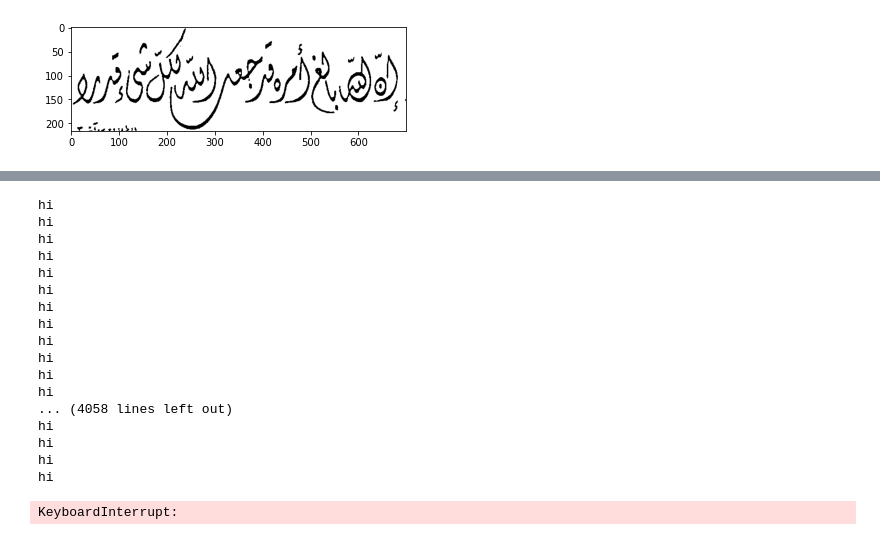
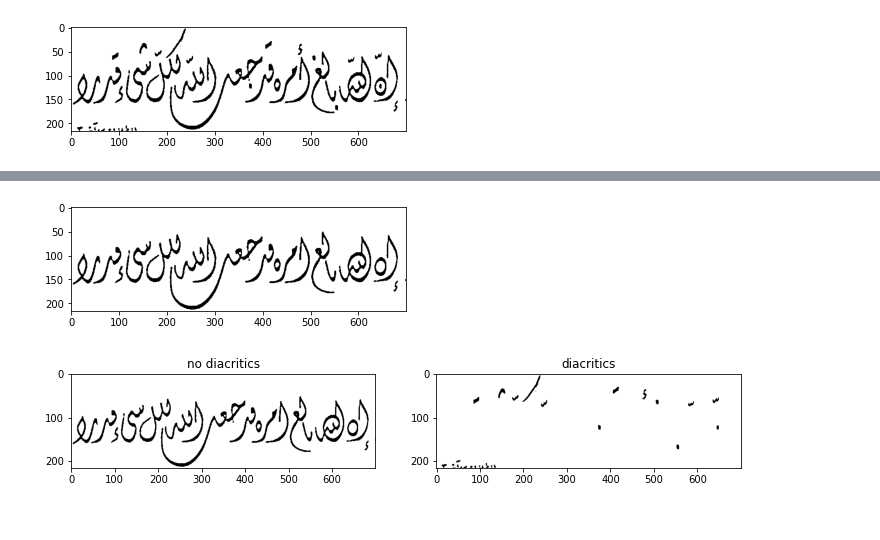
Before and after one commit to abdallahabusedo/Arabico, a Jupyter notebook: text_extraction.ipynb, the cells around one changed output, grey strips where cells are left out. Cells and saved outputs as stored; diff of their text form; code cells hidden in the pictures.

Commit message:
add non diacritics seperation

```diff
--- a/text_extraction.ipynb
+++ b/text_extraction.ipynb
@@ -30,39 +62,61 @@ plt.imshow(img,cmap='gray')
 # %%
 # get text only using flood fill algorithm
 # main observation
 # diacritics are way smaller than any charachter in the arabic text
 # thus set a threshold on number of pixels normalized if above the threshold then text else diacritics
 
+def bfs(i,j,vis,img,img_copy,img_org):
+    x = 1
+    q = []
+    q.append([i,j])
+    vis[i][j] = True
+    while len(q) != 0:
+        i,j = q.pop(0)
+        x += 1
+        img_copy[i][j] = img_org[i][j]
+        di = [0,0,1,-1,1,-1,1,-1]
+        dj = [-1,1,0,0,1,-1,-1,1]
+        for k in range(8):
+            ni = di[k] + i
+            nj = dj[k] + j
+            if ni>=0 and ni<img.shape[0] and nj>=0 and nj<img.shape[1] and vis[ni][nj]==0 and img[ni][nj] == False:
+                vis[ni][nj] = True
+                q.append([ni,nj])
+    return x
 # steps
 # 1- get darek pixels in image
 dark_pixels = img[img == False]
 # mark a vis array to check if pixel already vis or not
 vis = np.zeros(img.shape)
 img_int = img.astype(int)
+imgs =[ ]
+thresh = 4/100
+total_text_pixels = img.shape[0]*img.shape[1] - np.sum(img)
+max_img = np.copy(img)
+max_num = 0
 # loop on pixels and if dark && !vis then apply flood fill on it
 for i in range(img_int.shape[0]):
     for j in range(img_int.shape[1]):
-        if vis[i][j] == 0 and img_int[i][j] == 0:
-            vis[i][j] = 1
-            dark_pixels =  flood_fill(img_int, (i,j), 0, tolerance=10)
-            plt.imshow(dark_pixels,cmap='gray')
-            print("hi")
+        if vis[i][j] == 0 and img_with_connection[i][j] == False:
+            img_copy = np.zeros(img.shape)
+            img_copy[:] = True
+            size_comp = bfs(i,j,vis,img_with_connection,img_copy,img)
+            if size_comp > max_num:
+                max_num = size_comp
+                max_img = np.copy(img_copy)
+            # sum_pixels = np.sum(img_copy)
+            # sum_pixels = img.shape[0]*img.shape[1] - sum_pixels
+            # #ratio = sum_pixels/(img.shape[0]*img.shape[1])
+            # ratio = sum_pixels/total_text_pixels
+            # if  ratio < thresh and ratio > 1e-4:
+            #     print(sum_pixels,sum_pixels/(img.shape[0]*img.shape[1]) )
+            #     imgs.append(img_copy)
+            #     imsave("test_imgs/image_"+str(i)+str(j)+".png",img_copy)
+# show_images(imgs)
+
+img_diacritics = np.copy(img)
+img_diacritics = img-max_img
+show_images([max_img,img_diacritics],["no diacritics","diacritics"])
 # %% [output]
-hi
-hi
-hi
-hi
-hi
-hi
-hi
-hi
-hi
-hi
-hi
-hi
-... (4058 lines left out)
-hi
-hi
-hi
-hi
-KeyboardInterrupt:
+[figure, added]
+[figure, added]
```
Also changed, not shown: parts of 3 cells of this notebook.
